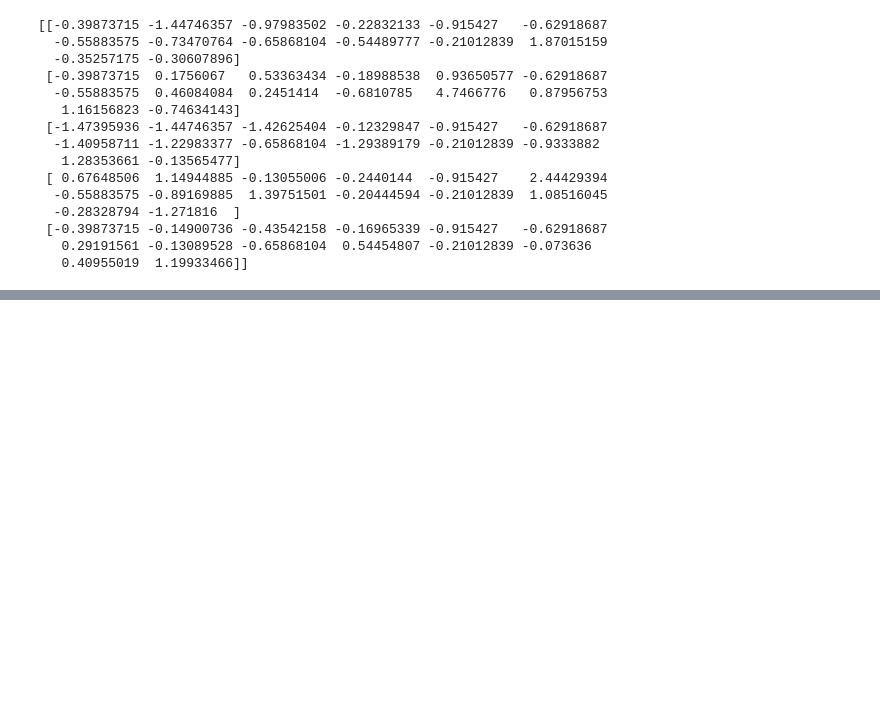
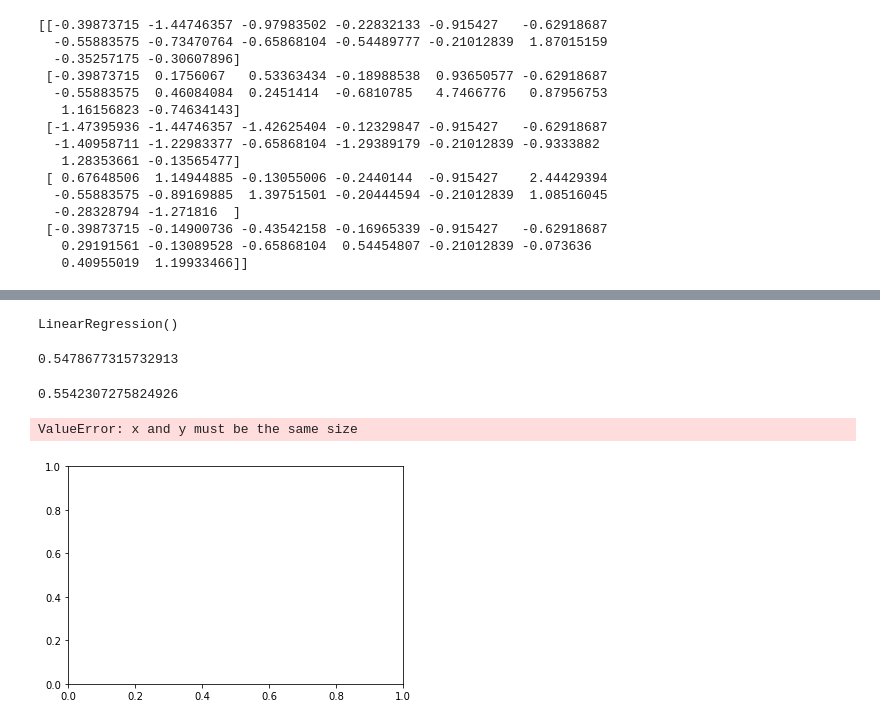
Before and after one commit to eric-blankinshp/Final-Project, a Jupyter notebook: Untitled1.ipynb, the cells around one changed output, grey strips where cells are left out. Saved outputs shown, nothing was run; the diff lists cells and outputs as text; code cells hidden in the pictures; blank space fills up the shorter version.

```diff
--- a/Untitled1.ipynb
+++ b/Untitled1.ipynb
@@ -182,0 +151,2 @@ classifier.fit(X_resampled, y_resampled)
+# %%
+new_kc_data = cleaned_house_data.drop(["sqft_lot", "floors", "condition", "sqft_basement", "yr_built", "yr_renovated", "zipcode", "lat","long"], axis=1)
@@ -182,0 +162,27 @@ classifier.fit(X_resampled, y_resampled)
+# %%
+X = new_kc_data.drop(columns='price')
+y = new_kc_data['price']
+# %%
+from sklearn.model_selection import train_test_split
+X_train, X_test, y_train, y_test = train_test_split(X, y, random_state=1)
+# %%
+from sklearn.linear_model import LinearRegression
+model = LinearRegression()
+model.fit(X_train, y_train)
+# %% [output]
+LinearRegression()
+# %%
+model.score(X_train, y_train)
+# %% [output]
+0.5478677315732913
+# %%
+model.score(X_test, y_test)
+# %% [output]
+0.5542307275824926
+# %%
+plt.scatter(X_train, y_train)
+
+plt.show()
+# %% [output]
+ValueError: x and y must be the same size
+[figure, added]
```
Also changed, not shown: parts of 15 cells of this notebook.
